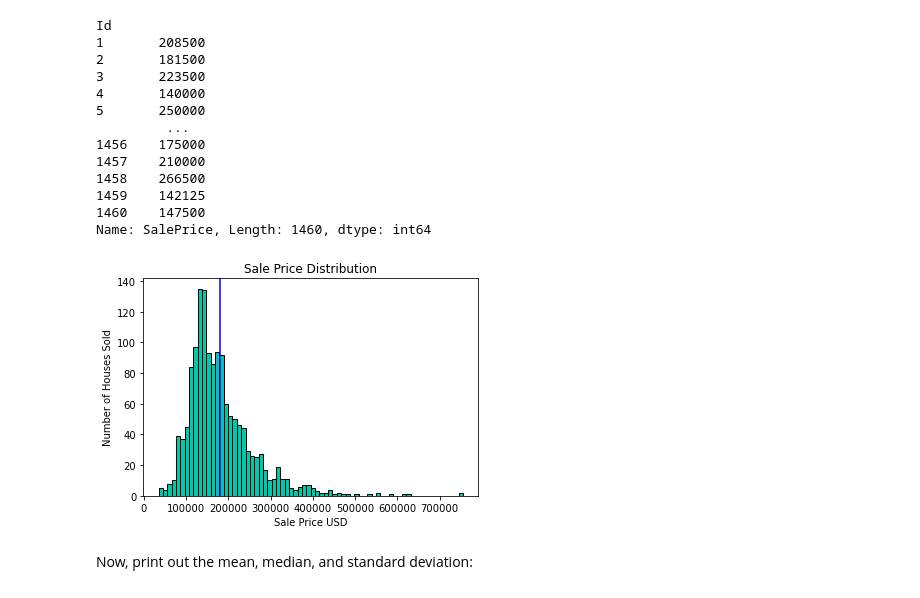
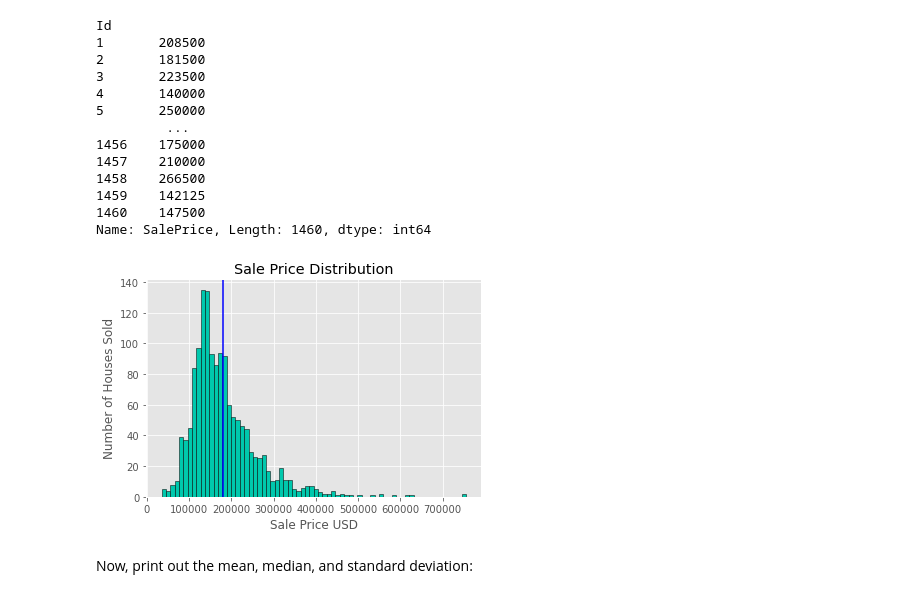
Before and after one commit to MissJJT/dsc-pandas-eda-lab, a Jupyter notebook: index.ipynb, the cells around one changed output. Drawn from its saved outputs; the diff is of its cells as text; code cells hidden in the pictures.

```diff
--- a/index.ipynb
+++ b/index.ipynb
@@ -390,15 +390,16 @@ sale_price = list(df['SalePrice'])
 # %%
 array_sale_price = sale_price
 x = [array_sale_price]
 bins = 70
+plt.style.use('ggplot')
 plt.hist(x, bins=bins, edgecolor="black", color="#00C8AD")
 plt.title("Sale Price Distribution");
 plt.axvline(x=180921,  color = 'blue', label = 'axvline - full height')
 plt.xlabel('Sale Price USD')
 plt.ylabel('Number of Houses Sold');
 plt.show()
 # %% [output]
-[figure, old version]
+[figure, new version]
 # %% [markdown]
 Now, print out the mean, median, and standard deviation:
 # %%
```
Also changed, not shown: parts of 18 cells of this notebook.
